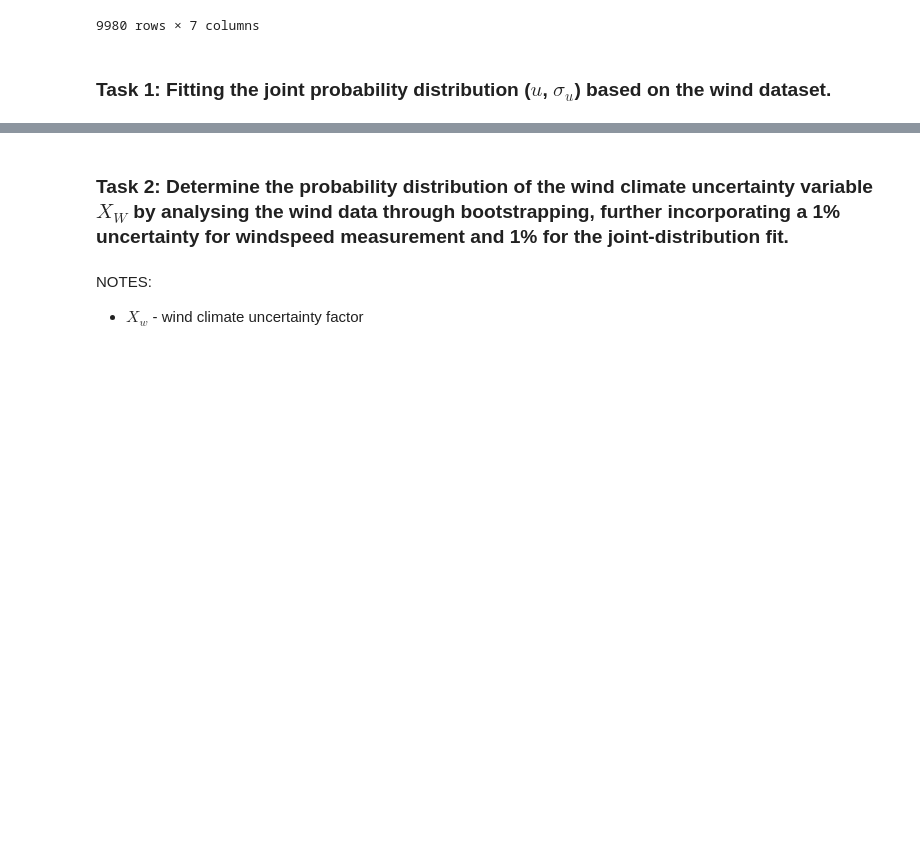
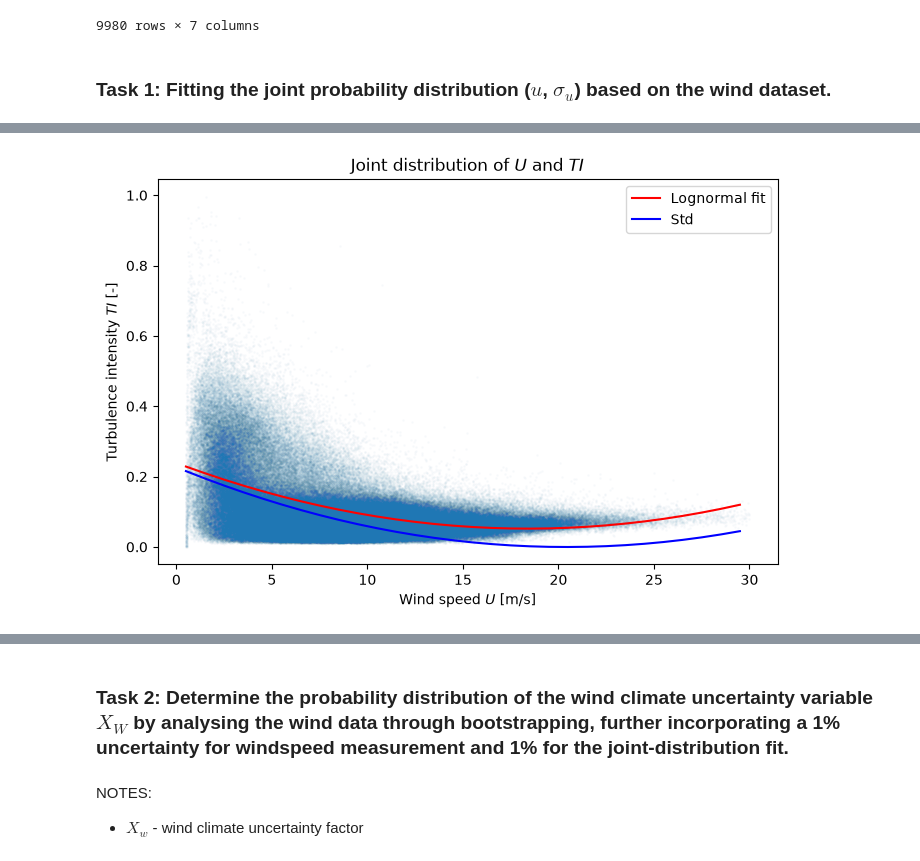
Before and after one commit to natslimak/OceanCourses, a Jupyter notebook: ProbalisticModelling/assg_mid-term/assignment.ipynb, the cells around one changed output, grey strips where cells are left out. Drawn from its saved outputs; the diff is of its cells as text; code cells hidden in the pictures; blank space fills up the shorter version.

```diff
--- a/ProbalisticModelling/assg_mid-term/assignment.ipynb
+++ b/ProbalisticModelling/assg_mid-term/assignment.ipynb
@@ -120,0 +133,12 @@ plt.show()
+# %%
+plt.figure(figsize=(8,5))
+plt.scatter(U, TI, s=1, alpha=0.02)
+plt.xlabel(r"Wind speed $U$ [m/s]")
+plt.ylabel(r"Turbulence intensity $TI$ [-]")
+plt.title("Joint distribution of $U$ and $TI$")
+plt.plot(centers, np.polyval(p_mean, centers), 'r-', label='Lognormal fit')
+plt.plot(centers, np.polyval(p_std, centers), 'b-', label='Std')
+plt.legend()
+plt.savefig(output_figs + "1.3_joint_distribution.png", dpi=300)
+# %% [output]
+[figure, added]
```
Also changed, not shown: parts of 33 cells of this notebook, 10 other files.
